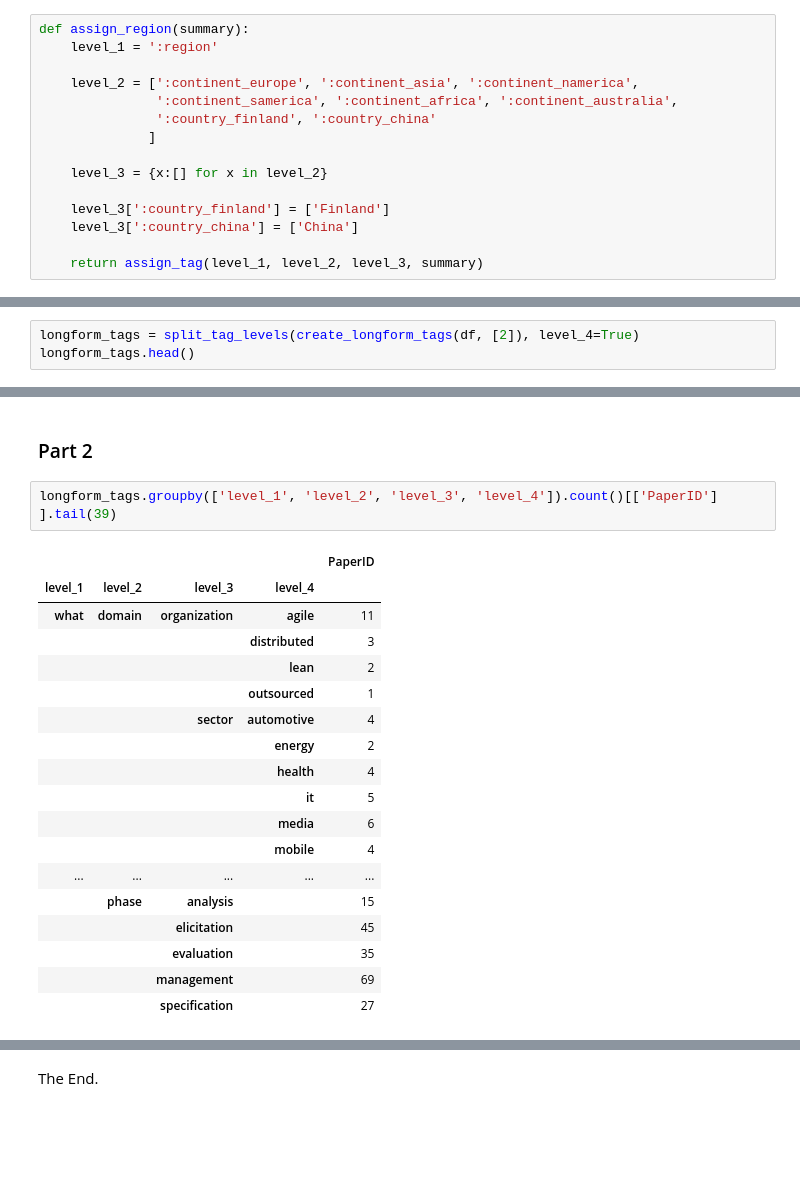
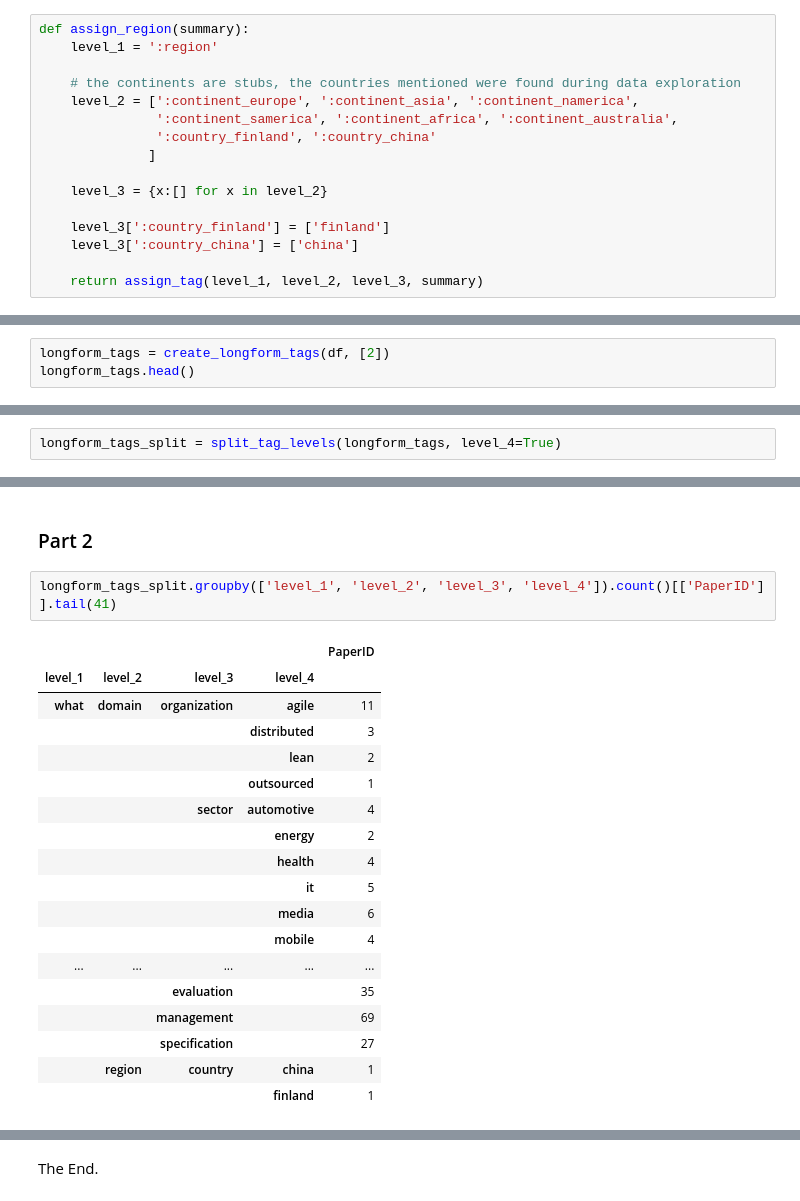
Before and after one commit to mendezfe/repract2018, a Jupyter notebook: notebooks/papermapping/01b_paper_tagging_what.ipynb, the cells around one changed output, grey strips where cells are left out. Cells and saved outputs as stored; diff of their text form; blank space fills up the shorter version.

```diff
--- a/notebooks/papermapping/01b_paper_tagging_what.ipynb
+++ b/notebooks/papermapping/01b_paper_tagging_what.ipynb
@@ -270,6 +257,7 @@ def assign_all_domains(summary):
 def assign_region(summary):
     level_1 = ':region'
 
+    # the continents are stubs, the countries mentioned were found during data exploration
     level_2 = [':continent_europe', ':continent_asia', ':continent_namerica',
                ':continent_samerica', ':continent_africa', ':continent_australia',
                ':country_finland', ':country_china'
@@ -277,8 +265,8 @@ def assign_region(summary):
 
     level_3 = {x:[] for x in level_2}
 
-    level_3[':country_finland'] = ['Finland']
-    level_3[':country_china'] = ['China']
+    level_3[':country_finland'] = ['finland']
+    level_3[':country_china'] = ['china']
 
     return assign_tag(level_1, level_2, level_3, summary)
 # %% [markdown]
@@ -424,6 +425,6 @@ len([(x[0], x[1][1], x[1][2]) for x in df.iterrows() if len(x[1][2]) < 1])
 # %% [markdown]
 ### Putting all tags in a long-form DataFrame
 # %%
-longform_tags = split_tag_levels(create_longform_tags(df, [2]), level_4=True)
+longform_tags = create_longform_tags(df, [2])
 longform_tags.head()
 # %% [output]
@@ -436 +437,3 @@ longform_tags.head()
+# %%
+longform_tags_split = split_tag_levels(longform_tags, level_4=True)
 # %%
@@ -498,25 +509,25 @@ longform_tags.groupby(['level_1', 'level_2', 'level_3', 'level_4']).count()[['Pa
 # %% [markdown]
 ### Part 2
 # %%
-longform_tags.groupby(['level_1', 'level_2', 'level_3', 'level_4']).count()[['PaperID']
-].tail(39)
+longform_tags_split.groupby(['level_1', 'level_2', 'level_3', 'level_4']).count()[['PaperID']
+].tail(41)
 # %% [output]
 |  |  |  |  | PaperID |
 | level_1 | level_2 | level_3 | level_4 |  |
 | what | domain | organization | agile | 11 |
 |  |  |  | distributed | 3 |
 |  |  |  | lean | 2 |
 |  |  |  | outsourced | 1 |
 |  |  | sector | automotive | 4 |
 |  |  |  | energy | 2 |
 |  |  |  | health | 4 |
 |  |  |  | it | 5 |
 |  |  |  | media | 6 |
 |  |  |  | mobile | 4 |
 | ... | ... | ... | ... | ... |
-|  | phase | analysis |  | 15 |
-|  |  | elicitation |  | 45 |
 |  |  | evaluation |  | 35 |
 |  |  | management |  | 69 |
 |  |  | specification |  | 27 |
+|  | region | country | china | 1 |
+|  |  |  | finland | 1 |
 # %%
```
Also changed, not shown: parts of 21 cells of this notebook, 23 other files.
